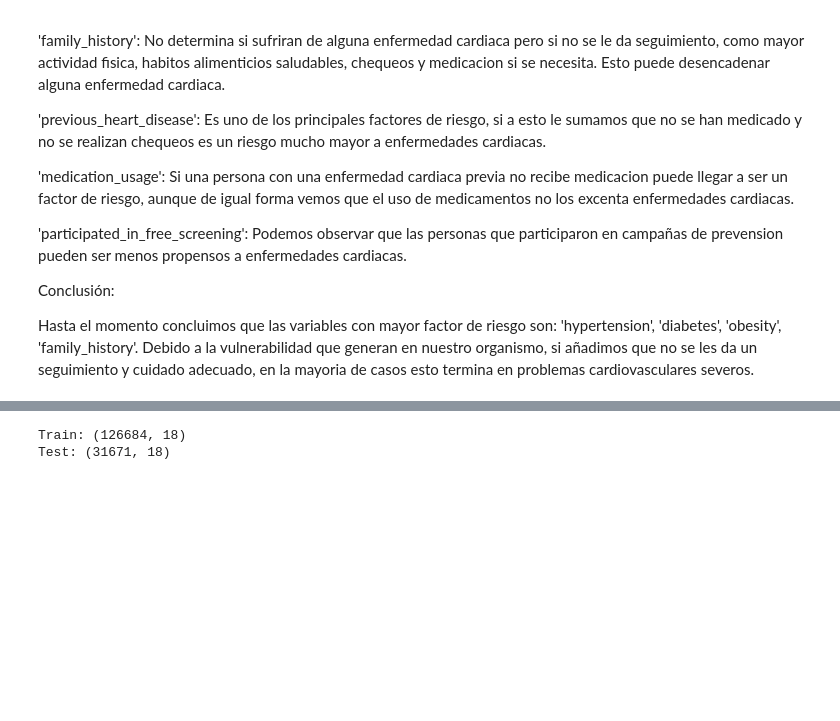
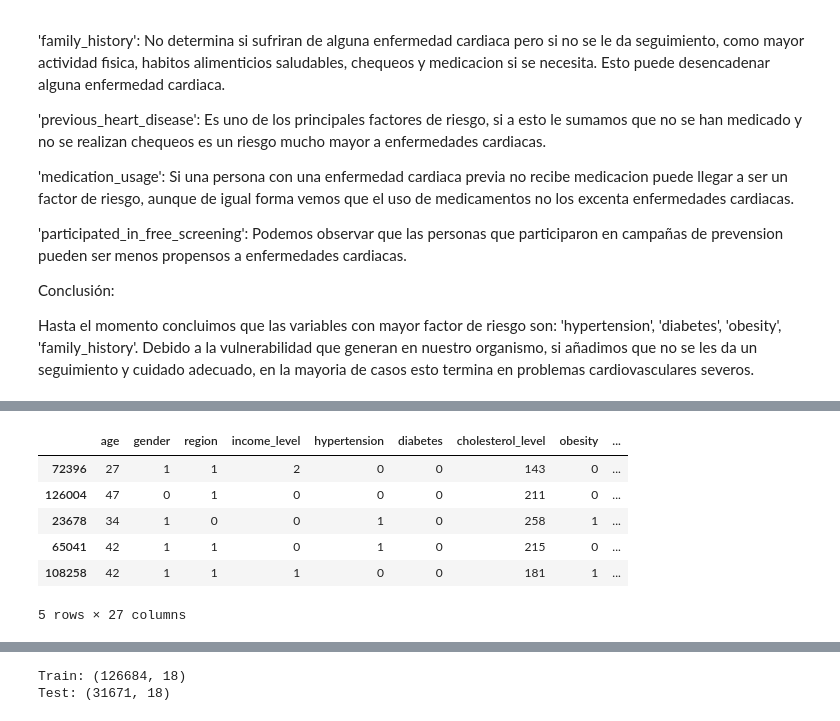
Before and after one commit to JozueDev/PROYECTO-FINAL, a Jupyter notebook: explore.ipynb, the cells around one changed output, grey strips where cells are left out. Saved outputs shown, nothing was run; the diff lists cells and outputs as text; code cells hidden in the pictures; blank space fills up the shorter version.

```diff
--- a/explore.ipynb
+++ b/explore.ipynb
@@ -11,17 +11,10 @@ df = pd.read_csv('data/raw/heart_attack_prediction_indonesia.csv' , sep = ',')
 import sqlite3
 import pandas as pd
 
-# Ruta y nombre de la base SQLite
-db_path = "heart_attack.db"
+df = pd.read_csv("data/raw/heart_attack_prediction_indonesia.csv")
 
-# Conectar a SQLite (crea el archivo si no existe)
-conn = sqlite3.connect(db_path)
+with sqlite3.connect("heart_attack.db") as conn:
+    df.to_sql("heart_data", conn, if_exists="replace", index=False)
 
-# Guardar DataFrame en tabla 'heart_data'
-df.to_sql("heart_data", conn, if_exists="replace", index=False)
-
-print("Datos guardados en SQLite correctamente.")
-
-# Cerrar conexión
-conn.close()
+print("Datos guardados correctamente.")
 # %% [output]
@@ -368,15 +440,3 @@ Debido a la vulnerabilidad que generan en nuestro organismo, si añadimos que no
 # %%
 #Guardamos el dataset procesado
 df.to_csv("datos_heart_processed.csv", index=False)
-# %%
-#Divison de Dataset 80-20
-from sklearn.model_selection import train_test_split
-
-# Separar características (X) y etiqueta objetivo (y)
-X = df.drop(columns='heart_attack')
-y = df['heart_attack']
-
-# Dividir en entrenamiento y prueba (80% train, 20% test)
-X_train, X_test, y_train, y_test = train_test_split(
-    X, y, test_size=0.2, random_state=42, stratify=y
-)
@@ -382,0 +463,21 @@ X_train, X_test, y_train, y_test = train_test_split(
+# %%
+#Divison de Dataset 80-20
+from sklearn.model_selection import train_test_split
+
+num_variables = ["age","gender","region", "income_level", "hypertension", "diabetes", "cholesterol_level", "obesity", "waist_circumference", "family_history","smoking_status", "alcohol_consumption", "physical_activity", "dietary_habits", "air_pollution_exposure", "stress_level", "sleep_hours", "blood_pressure_systolic", "blood_pressure_diastolic", "fasting_blood_sugar", "cholesterol_hdl", "cholesterol_ldl", "triglycerides", "EKG_results", "previous_heart_disease", "medication_usage", "participated_in_free_screening"]
+
+# Dividimos el conjunto de datos en muestras de train y test
+X = df.drop("heart_attack", axis = 1)[num_variables]
+y = df["heart_attack"]
+
+X_train, X_test, y_train, y_test = train_test_split(X, y, test_size = 0.2, random_state = 42)
+
+X_train.head()
+# %% [output]
+|  | age | gender | region | income_level | hypertension | diabetes | cholesterol_level | obesity | ... |
+| 72396 | 27 | 1 | 1 | 2 | 0 | 0 | 143 | 0 | ... |
+| 126004 | 47 | 0 | 1 | 0 | 0 | 0 | 211 | 0 | ... |
+| 23678 | 34 | 1 | 0 | 0 | 1 | 0 | 258 | 1 | ... |
+| 65041 | 42 | 1 | 1 | 0 | 1 | 0 | 215 | 0 | ... |
+| 108258 | 42 | 1 | 1 | 1 | 0 | 0 | 181 | 1 | ... |
+5 rows × 27 columns
```
Also changed, not shown: parts of 9 cells of this notebook, 2 other files.
